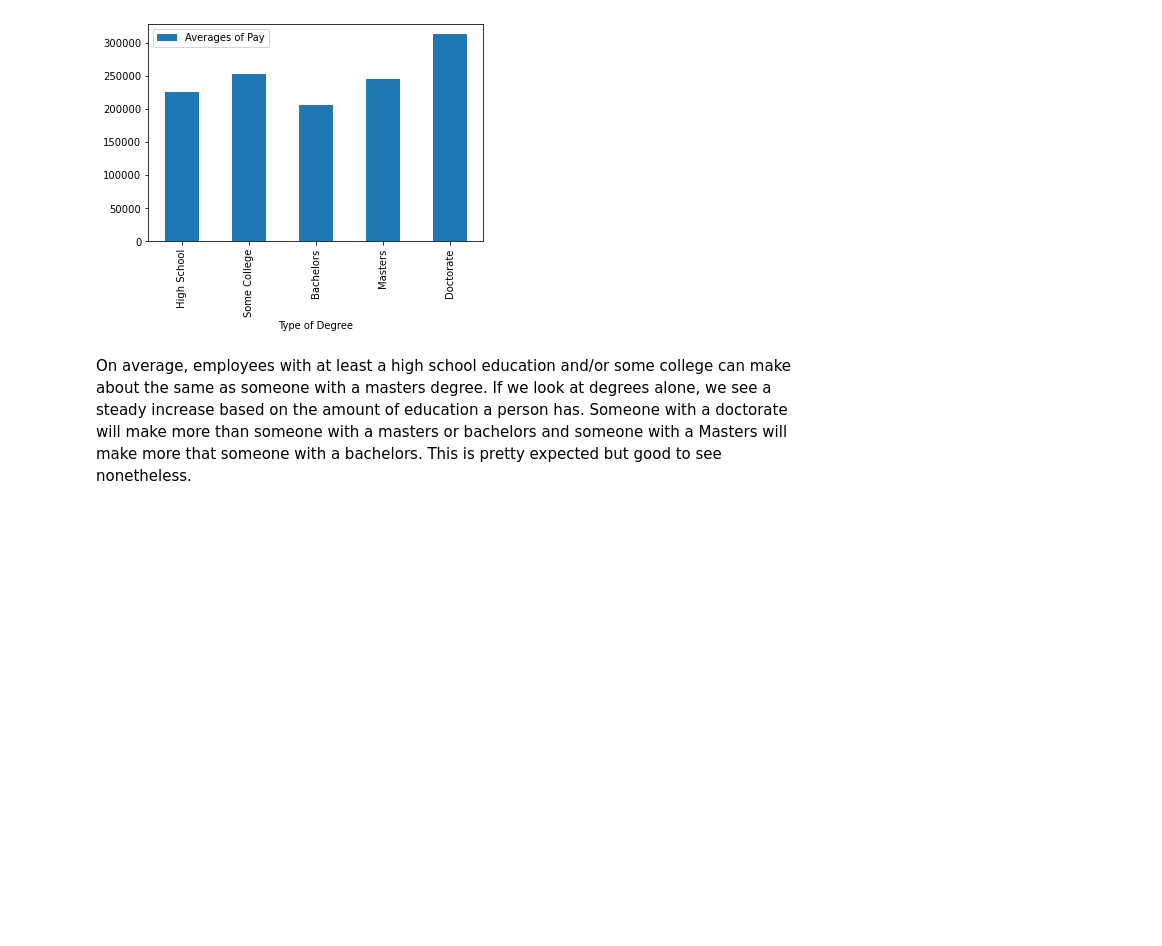
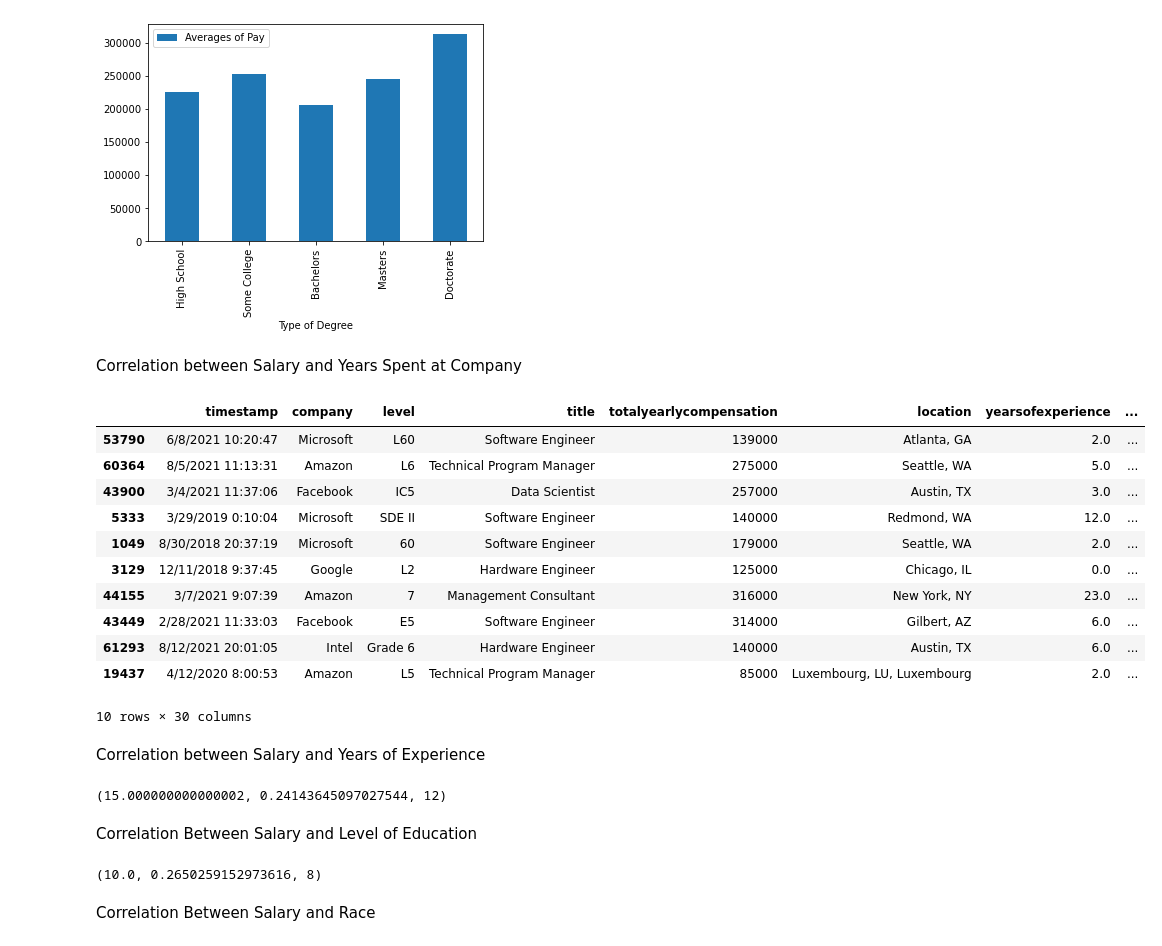
Before and after one commit to ndem002/105-Final-Project, a Jupyter notebook: Untitled.ipynb, the cells around one changed output. Drawn from its saved outputs; the diff is of its cells as text; code cells hidden in the pictures; blank space fills up the shorter version.

```diff
--- a/Untitled.ipynb
+++ b/Untitled.ipynb
@@ -255,5 +232,47 @@ degree_df.plot.bar()
 # %% [output]
 <AxesSubplot:xlabel='Type of Degree'>
 [figure]
-# %% [markdown]
-On average, employees with at least a high school education and/or some college can make about the same as someone with a masters degree. If we look at degrees alone, we see a steady increase based on the amount of education a person has. Someone with a doctorate will make more than someone with a masters or bachelors and someone with a Masters will make more that someone with a bachelors. This is pretty expected but good to see nonetheless.
+# %% [markdown]
+Correlation between Salary and Years Spent at Company
+# %%
+random = df.sample(10, replace=False, axis=0)
+random
+#company = pd.crosstab(random.totalyearlycompensation, random.yearsatcompany)
+
+#c, p, dof, expected = chi2_contingency(company)
+#c, p, dof
+# %% [output]
+|  | timestamp | company | level | title | totalyearlycompensation | location | yearsofexperience | ... |
+| 53790 | 6/8/2021 10:20:47 | Microsoft | L60 | Software Engineer | 139000 | Atlanta, GA | 2.0 | ... |
+| 60364 | 8/5/2021 11:13:31 | Amazon | L6 | Technical Program Manager | 275000 | Seattle, WA | 5.0 | ... |
+| 43900 | 3/4/2021 11:37:06 | Facebook | IC5 | Data Scientist | 257000 | Austin, TX | 3.0 | ... |
+| 5333 | 3/29/2019 0:10:04 | Microsoft | SDE II | Software Engineer | 140000 | Redmond, WA | 12.0 | ... |
+| 1049 | 8/30/2018 20:37:19 | Microsoft | 60 | Software Engineer | 179000 | Seattle, WA | 2.0 | ... |
+| 3129 | 12/11/2018 9:37:45 | Google | L2 | Hardware Engineer | 125000 | Chicago, IL | 0.0 | ... |
+| 44155 | 3/7/2021 9:07:39 | Amazon | 7 | Management Consultant | 316000 | New York, NY | 23.0 | ... |
+| 43449 | 2/28/2021 11:33:03 | Facebook | E5 | Software Engineer | 314000 | Gilbert, AZ | 6.0 | ... |
+| 61293 | 8/12/2021 20:01:05 | Intel | Grade 6 | Hardware Engineer | 140000 | Austin, TX | 6.0 | ... |
+| 19437 | 4/12/2020 8:00:53 | Amazon | L5 | Technical Program Manager | 85000 | Luxembourg, LU, Luxembourg | 2.0 | ... |
+10 rows × 30 columns
+# %% [markdown]
+Correlation between Salary and Years of Experience
+# %%
+experience = pd.crosstab(random.totalyearlycompensation, random.yearsofexperience)
+
+
+c, p, dof, expected = chi2_contingency(experience)
+c, p, dof
+# %% [output]
+(15.000000000000002, 0.24143645097027544, 12)
+# %% [markdown]
+Correlation Between Salary and Level of Education
+# %%
+education = pd.crosstab(random.totalyearlycompensation, random.num_degrees)
+
+
+c, p, dof, expected = chi2_contingency(education)
+c, p, dof
+# %% [output]
+(10.0, 0.2650259152973616, 8)
+# %% [markdown]
+Correlation Between Salary and Race
```
Also changed, not shown: parts of 17 cells of this notebook.
